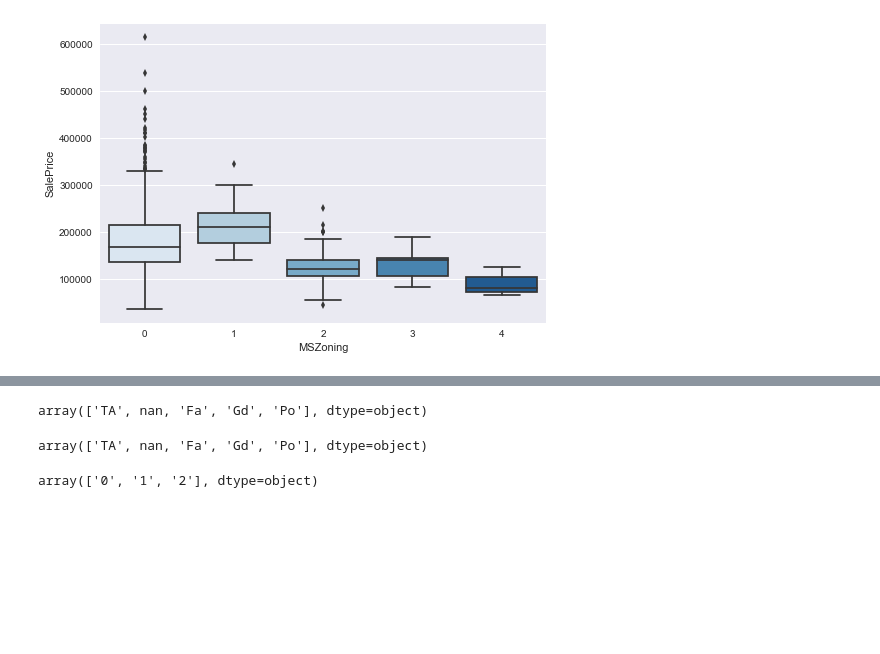
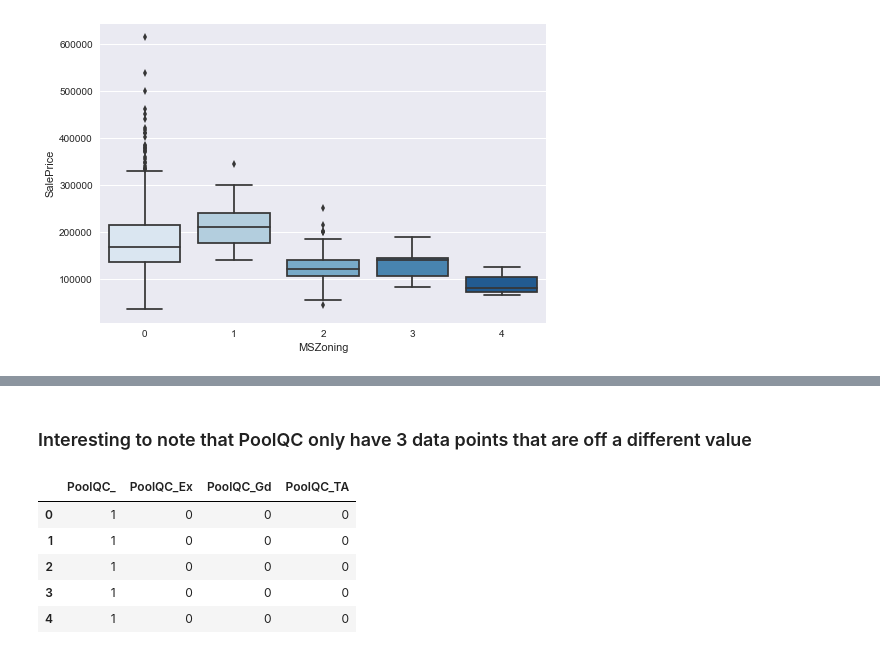
Before and after one commit to chyl9109/QBUS2820ProjctOne, a Jupyter notebook: DataPrep_z.ipynb, the cells around one changed output, grey strips where cells are left out. Cells and saved outputs as stored; diff of their text form; code cells hidden in the pictures; blank space fills up the shorter version.

```diff
--- a/DataPrep_z.ipynb
+++ b/DataPrep_z.ipynb
@@ -386,12 +238,0 @@ array(['Unf', 'RFn', 'Fin', nan], dtype=object)
-# %%
-train['GarageQual'].unique()
-# %% [output]
-array(['TA', nan, 'Fa', 'Gd', 'Po'], dtype=object)
-# %%
-train['GarageCond'].unique()
-# %% [output]
-array(['TA', nan, 'Fa', 'Gd', 'Po'], dtype=object)
-# %%
-train['PavedDrive'].unique()
-# %% [output]
-array(['0', '1', '2'], dtype=object)
@@ -397,0 +244,12 @@ array(['0', '1', '2'], dtype=object)
+# %% [markdown]
+### Interesting to note that PoolQC only have 3 data points that are off a different value
+# %%
+df = pd.DataFrame({'PoolQC':list(train['PoolQC'])})
+pd.get_dummies(df).head()
+# %% [output]
+|  | PoolQC_ | PoolQC_Ex | PoolQC_Gd | PoolQC_TA |
+| 0 | 1 | 0 | 0 | 0 |
+| 1 | 1 | 0 | 0 | 0 |
+| 2 | 1 | 0 | 0 | 0 |
+| 3 | 1 | 0 | 0 | 0 |
+| 4 | 1 | 0 | 0 | 0 |
```
Also changed, not shown: parts of 45 cells of this notebook.
